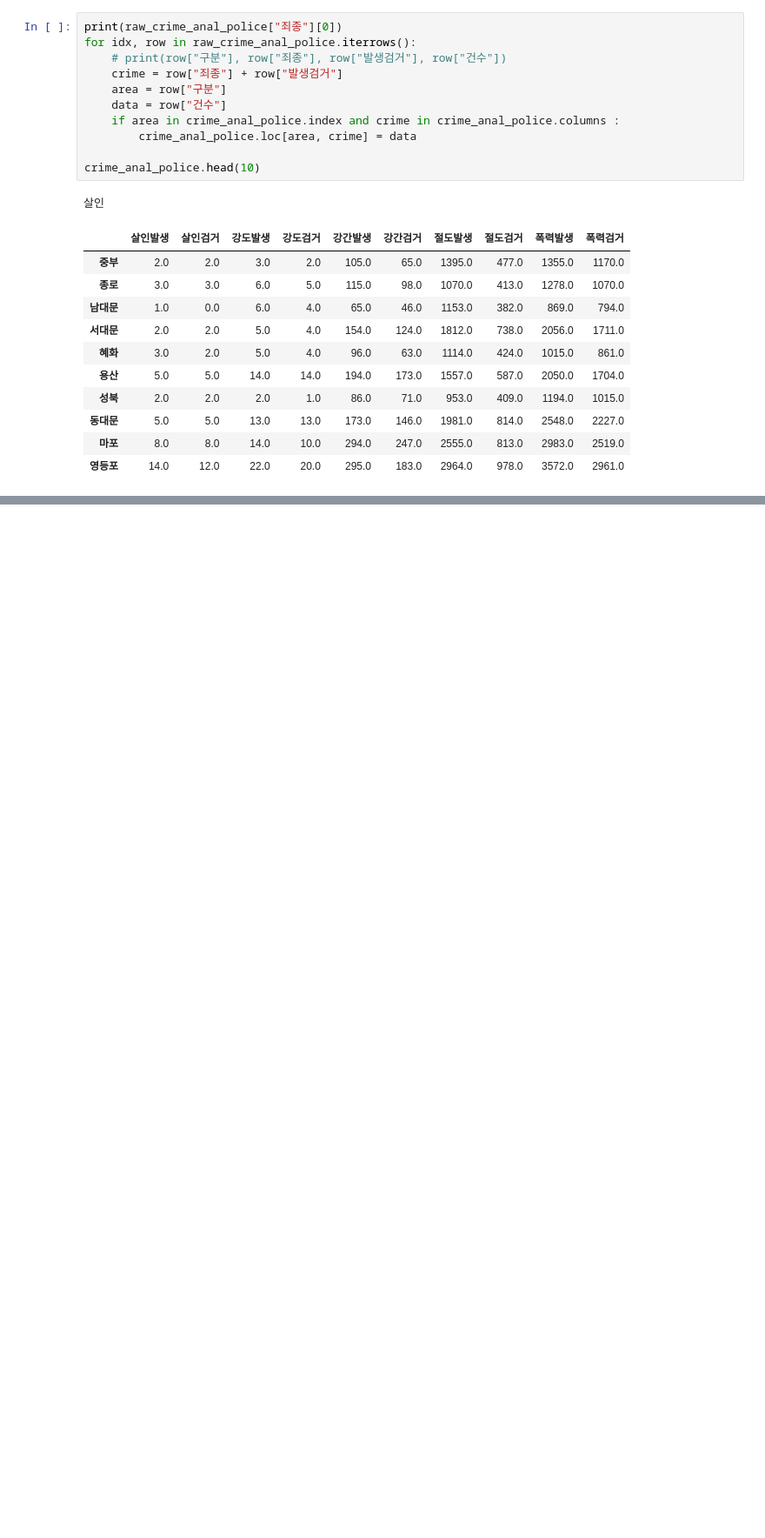
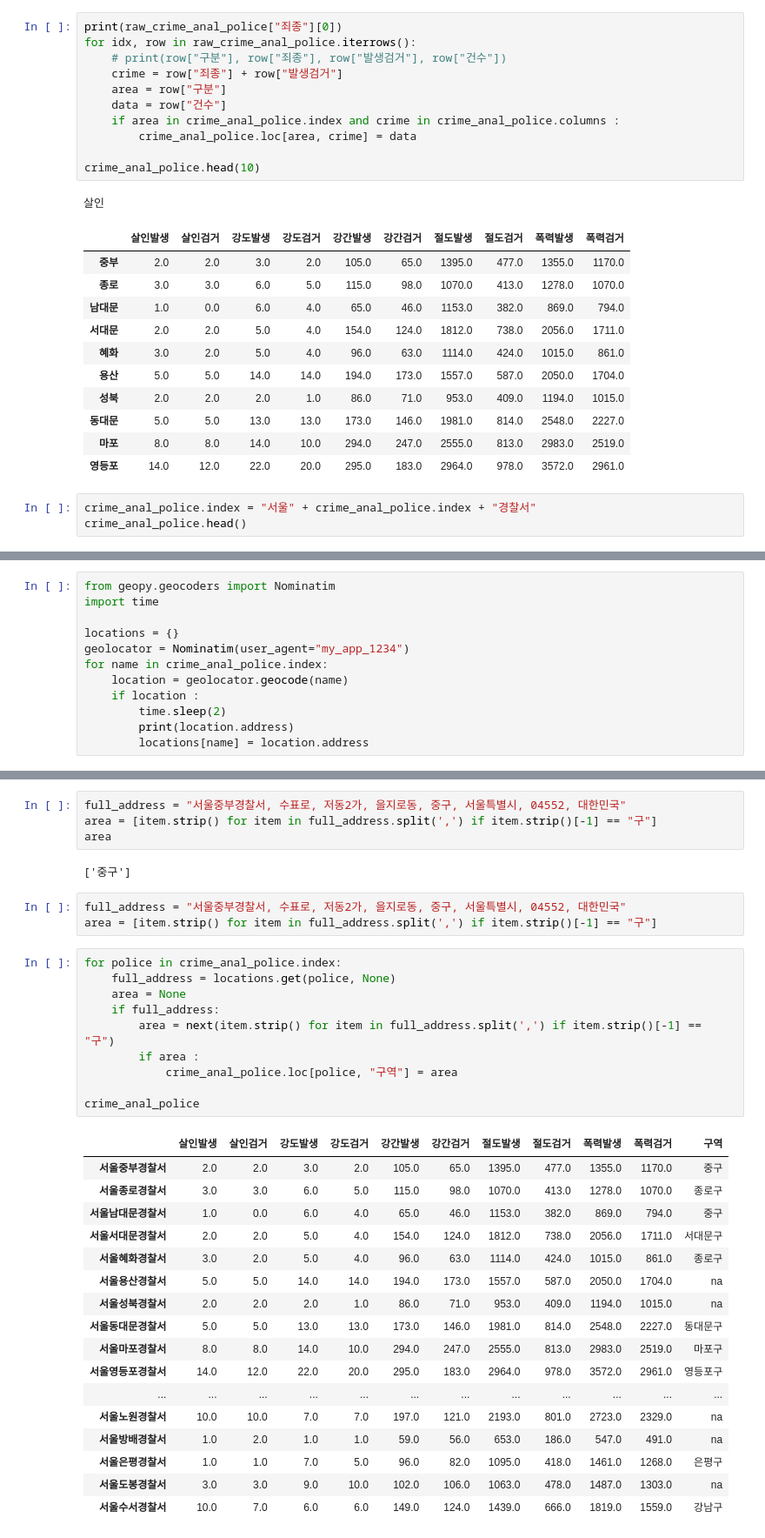
Before and after one commit to taehyun1372/LearnPython, a Jupyter notebook: Python_Data/03_Crime_Analysis/main.ipynb, the cells around one changed output, grey strips where cells are left out. Shown at 87% size. Cells and saved outputs as stored; diff of their text form; blank space fills up the shorter version.

```diff
--- a/Python_Data/03_Crime_Analysis/main.ipynb
+++ b/Python_Data/03_Crime_Analysis/main.ipynb
@@ -59,3 +59,6 @@ crime_anal_police.head(10)
 | 동대문 | 5.0 | 5.0 | 13.0 | 13.0 | 173.0 | 146.0 | 1981.0 | 814.0 | 2548.0 | 2227.0 |
 | 마포 | 8.0 | 8.0 | 14.0 | 10.0 | 294.0 | 247.0 | 2555.0 | 813.0 | 2983.0 | 2519.0 |
 | 영등포 | 14.0 | 12.0 | 22.0 | 20.0 | 295.0 | 183.0 | 2964.0 | 978.0 | 3572.0 | 2961.0 |
+# %%
+crime_anal_police.index = "서울" + crime_anal_police.index + "경찰서"
+crime_anal_police.head()
@@ -89,0 +83,12 @@ print(result)
+# %%
+from geopy.geocoders import Nominatim
+import time
+
+locations = {}
+geolocator = Nominatim(user_agent="my_app_1234")
+for name in crime_anal_police.index:
+    location = geolocator.geocode(name)
+    if location :
+        time.sleep(2)
+        print(location.address)
+        locations[name] = location.address
@@ -89,0 +114,37 @@ print(result)
+# %%
+full_address = "서울중부경찰서, 수표로, 저동2가, 을지로동, 중구, 서울특별시, 04552, 대한민국"
+area = [item.strip() for item in full_address.split(',') if item.strip()[-1] == "구"]
+area
+# %% [output]
+['중구']
+# %%
+full_address = "서울중부경찰서, 수표로, 저동2가, 을지로동, 중구, 서울특별시, 04552, 대한민국"
+area = [item.strip() for item in full_address.split(',') if item.strip()[-1] == "구"]
+# %%
+for police in crime_anal_police.index:
+    full_address = locations.get(police, None)
+    area = None
+    if full_address:
+        area = next(item.strip() for item in full_address.split(',') if item.strip()[-1] == "구")
+        if area :
+            crime_anal_police.loc[police, "구역"] = area
+
+crime_anal_police
+# %% [output]
+|  | 살인발생 | 살인검거 | 강도발생 | 강도검거 | 강간발생 | 강간검거 | 절도발생 | 절도검거 | 폭력발생 | 폭력검거 | 구역 |
+| 서울중부경찰서 | 2.0 | 2.0 | 3.0 | 2.0 | 105.0 | 65.0 | 1395.0 | 477.0 | 1355.0 | 1170.0 | 중구 |
+| 서울종로경찰서 | 3.0 | 3.0 | 6.0 | 5.0 | 115.0 | 98.0 | 1070.0 | 413.0 | 1278.0 | 1070.0 | 종로구 |
+| 서울남대문경찰서 | 1.0 | 0.0 | 6.0 | 4.0 | 65.0 | 46.0 | 1153.0 | 382.0 | 869.0 | 794.0 | 중구 |
+| 서울서대문경찰서 | 2.0 | 2.0 | 5.0 | 4.0 | 154.0 | 124.0 | 1812.0 | 738.0 | 2056.0 | 1711.0 | 서대문구 |
+| 서울혜화경찰서 | 3.0 | 2.0 | 5.0 | 4.0 | 96.0 | 63.0 | 1114.0 | 424.0 | 1015.0 | 861.0 | 종로구 |
+| 서울용산경찰서 | 5.0 | 5.0 | 14.0 | 14.0 | 194.0 | 173.0 | 1557.0 | 587.0 | 2050.0 | 1704.0 | na |
+| 서울성북경찰서 | 2.0 | 2.0 | 2.0 | 1.0 | 86.0 | 71.0 | 953.0 | 409.0 | 1194.0 | 1015.0 | na |
+| 서울동대문경찰서 | 5.0 | 5.0 | 13.0 | 13.0 | 173.0 | 146.0 | 1981.0 | 814.0 | 2548.0 | 2227.0 | 동대문구 |
+| 서울마포경찰서 | 8.0 | 8.0 | 14.0 | 10.0 | 294.0 | 247.0 | 2555.0 | 813.0 | 2983.0 | 2519.0 | 마포구 |
+| 서울영등포경찰서 | 14.0 | 12.0 | 22.0 | 20.0 | 295.0 | 183.0 | 2964.0 | 978.0 | 3572.0 | 2961.0 | 영등포구 |
+| ... | ... | ... | ... | ... | ... | ... | ... | ... | ... | ... | ... |
+| 서울노원경찰서 | 10.0 | 10.0 | 7.0 | 7.0 | 197.0 | 121.0 | 2193.0 | 801.0 | 2723.0 | 2329.0 | na |
+| 서울방배경찰서 | 1.0 | 2.0 | 1.0 | 1.0 | 59.0 | 56.0 | 653.0 | 186.0 | 547.0 | 491.0 | na |
+| 서울은평경찰서 | 1.0 | 1.0 | 7.0 | 5.0 | 96.0 | 82.0 | 1095.0 | 418.0 | 1461.0 | 1268.0 | 은평구 |
+| 서울도봉경찰서 | 3.0 | 3.0 | 9.0 | 10.0 | 102.0 | 106.0 | 1063.0 | 478.0 | 1487.0 | 1303.0 | na |
+| 서울수서경찰서 | 10.0 | 7.0 | 6.0 | 6.0 | 149.0 | 124.0 | 1439.0 | 666.0 | 1819.0 | 1559.0 | 강남구 |
```
Also changed, not shown: parts of 6 cells of this notebook.
